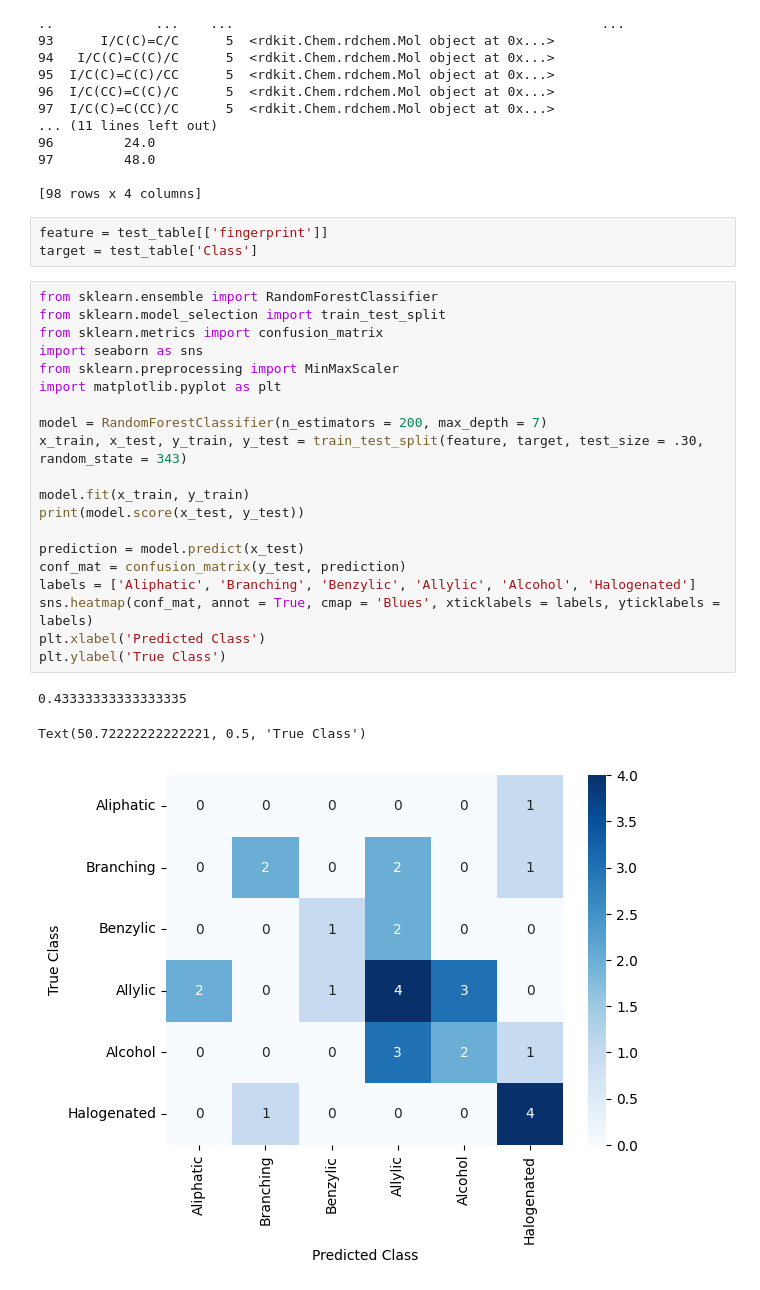
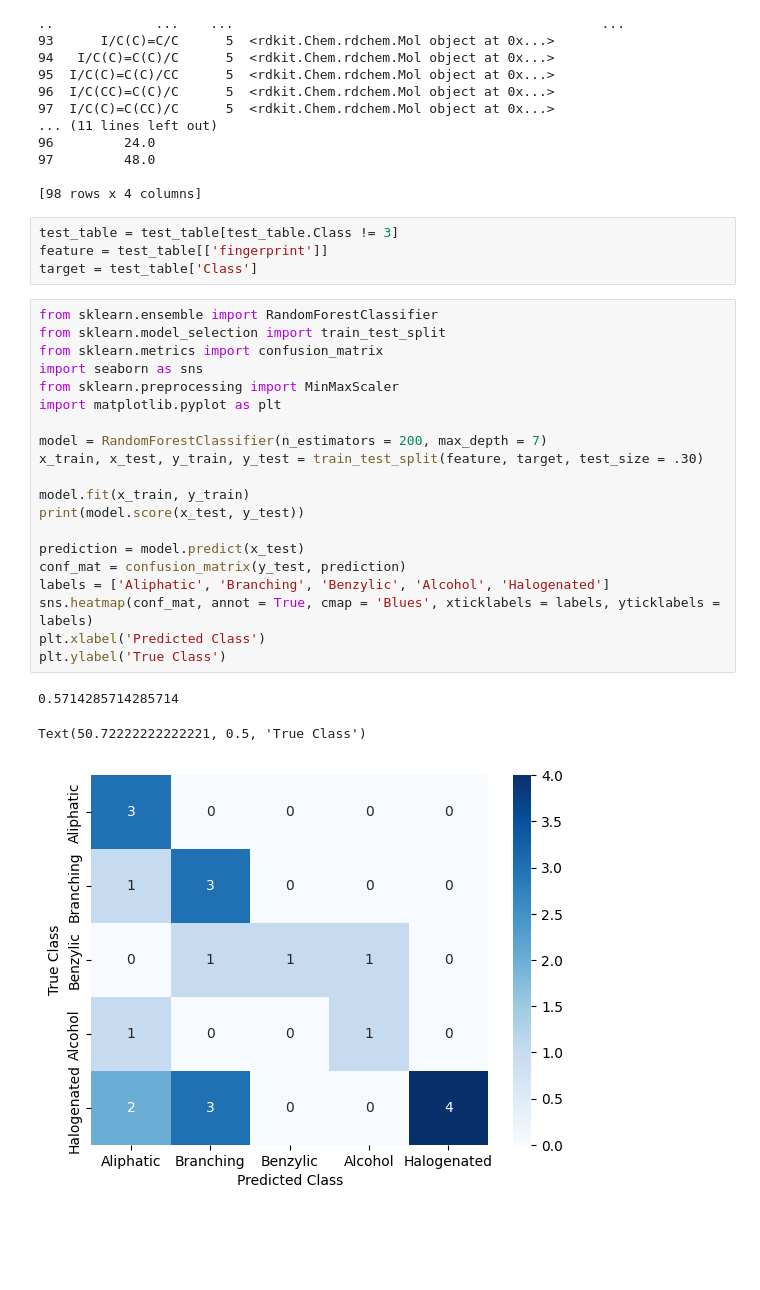
Before and after one commit to liam-haas/CLPS0950_FinalProject, a Jupyter notebook: FinalProject.ipynb, the cells around one changed output. Saved outputs shown, nothing was run; the diff lists cells and outputs as text; blank space fills up the shorter version.

```diff
--- a/FinalProject.ipynb
+++ b/FinalProject.ipynb
@@ -111,32 +111,33 @@ test_table
 
 [98 rows x 4 columns]
 # %%
+test_table = test_table[test_table.Class != 3]
 feature = test_table[['fingerprint']]
 target = test_table['Class']
 # %%
 from sklearn.ensemble import RandomForestClassifier
 from sklearn.model_selection import train_test_split
 from sklearn.metrics import confusion_matrix
 import seaborn as sns
 from sklearn.preprocessing import MinMaxScaler
 import matplotlib.pyplot as plt
 
 model = RandomForestClassifier(n_estimators = 200, max_depth = 7)
-x_train, x_test, y_train, y_test = train_test_split(feature, target, test_size = .30, random_state = 343)
+x_train, x_test, y_train, y_test = train_test_split(feature, target, test_size = .30)
 
 model.fit(x_train, y_train)
 print(model.score(x_test, y_test))
 
 prediction = model.predict(x_test)
 conf_mat = confusion_matrix(y_test, prediction)
-labels = ['Aliphatic', 'Branching', 'Benzylic', 'Allylic', 'Alcohol', 'Halogenated']
+labels = ['Aliphatic', 'Branching', 'Benzylic', 'Alcohol', 'Halogenated']
 sns.heatmap(conf_mat, annot = True, cmap = 'Blues', xticklabels = labels, yticklabels = labels)
 plt.xlabel('Predicted Class')
 plt.ylabel('True Class')
 # %% [output]
-0.43333333333333335
+0.5714285714285714
 Text(50.72222222222221, 0.5, 'True Class')
-[figure, old version]
+[figure, new version]
 # %%
 from sklearn.model_selection import cross_val_score, ShuffleSplit
 
```
Also changed, not shown: parts of 3 cells of this notebook.
